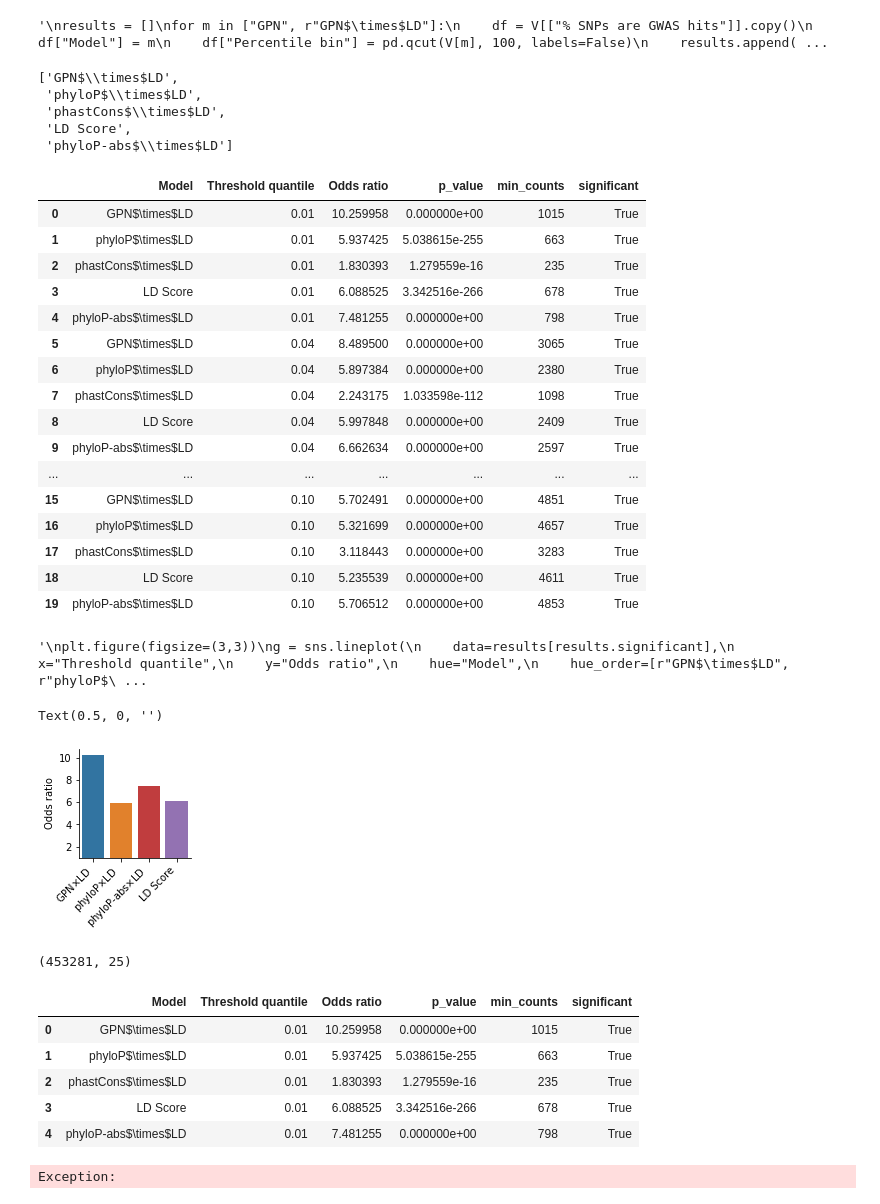
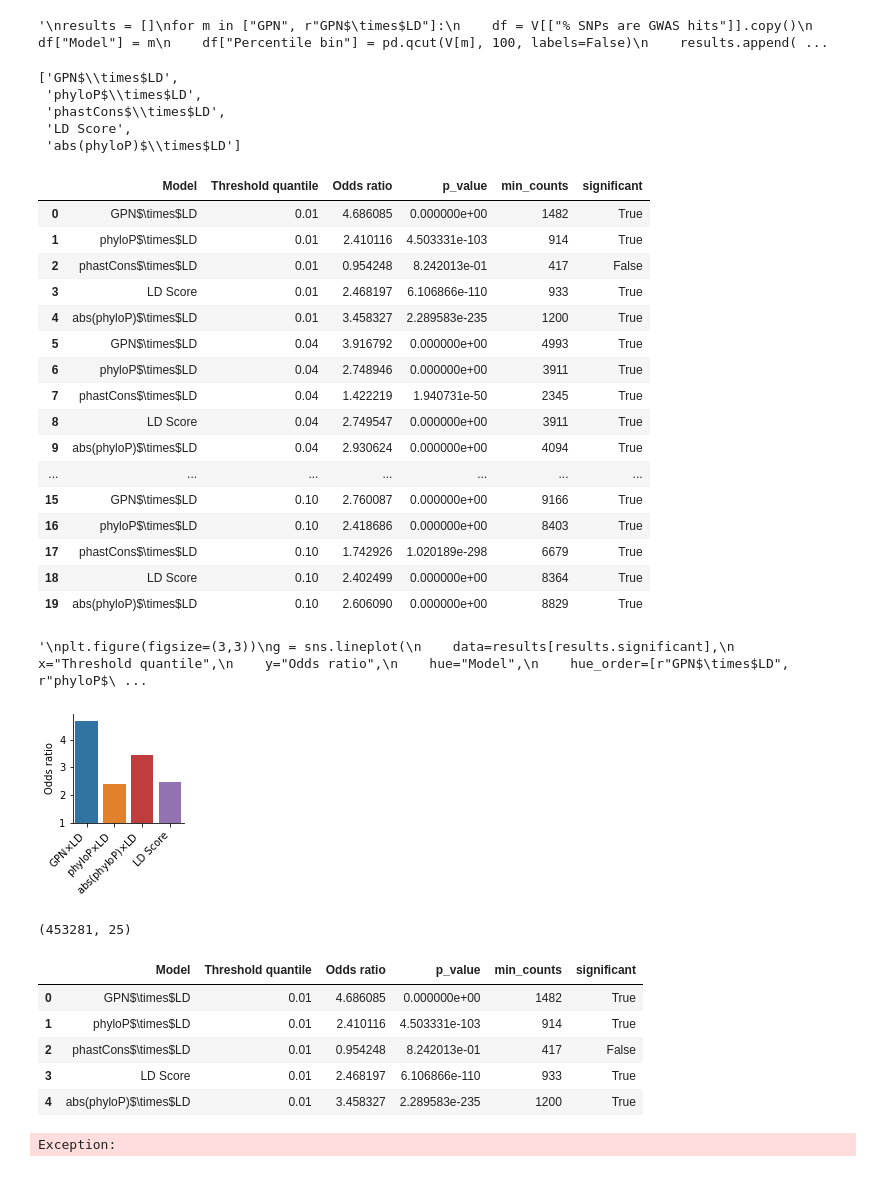
Before and after one commit to songlab-cal/gpn, a Jupyter notebook: analysis/arabidopsis/vep_aragwas.ipynb, the cells around one changed output. Drawn from its saved outputs; the diff is of its cells as text; code cells hidden in the pictures.

```diff
--- a/analysis/arabidopsis/vep_aragwas.ipynb
+++ b/analysis/arabidopsis/vep_aragwas.ipynb
@@ -150,8 +150,8 @@ if add_ld_score:
     models.append("1")
 models = [model_renaming.get(m, m) for m in models]
 V = V.merge(aragwas, how="inner", on=["chrom", "pos", "ref", "alt"], sort=True)
-SIGNIFICANCE_COL = "overPermutation"
-#SIGNIFICANCE_COL = "overBonferroni"
+#SIGNIFICANCE_COL = "overPermutation"
+SIGNIFICANCE_COL = "overBonferroni"
 V["% SNPs are GWAS hits"] = 100 * V[SIGNIFICANCE_COL]
 repeats = pd.read_csv("input/repeats.bed.gz", sep="\t").rename(columns=dict(genoName="chrom", genoStart="start", genoEnd="end"))
 repeats.chrom = repeats.chrom.str.replace("Chr", "")
@@ -176,11 +176,11 @@ V
 510462 rows × 19 columns
 # %%
 if "phyloP" in models:
-    V["phyloP-abs"] = -V["phyloP"].abs()
-    models.append("phyloP-abs")
+    V["abs(phyloP)"] = -V["phyloP"].abs()
+    models.append("abs(phyloP)")
 # %%
 for m in models:
-    if m not in ["1", "phyloP", "phastCons", "phyloP-abs"]:
+    if m not in ["1", "phyloP", "phastCons", "abs(phyloP)"]:
         V[m] = -V[m].abs()
 # %%
 V[models].isna().mean()
@@ -268,7 +268,7 @@ ld_models
  'phyloP$\\times$LD',
  'phastCons$\\times$LD',
  'LD Score',
- 'phyloP-abs$\\times$LD']
+ 'abs(phyloP)$\\times$LD']
 # %%
 def compute_odds_ratio(df, threshold_quantile, model_name):
     df = df.copy()
@@ -310,22 +310,22 @@ results["significant"] = results.p_value <= 0.05
 results
 # %% [output]
 |  | Model | Threshold quantile | Odds ratio | p_value | min_counts | significant |
-| 0 | GPN$\times$LD | 0.01 | 10.259958 | 0.000000e+00 | 1015 | True |
-| 1 | phyloP$\times$LD | 0.01 | 5.937425 | 5.038615e-255 | 663 | True |
-| 2 | phastCons$\times$LD | 0.01 | 1.830393 | 1.279559e-16 | 235 | True |
-| 3 | LD Score | 0.01 | 6.088525 | 3.342516e-266 | 678 | True |
-| 4 | phyloP-abs$\times$LD | 0.01 | 7.481255 | 0.000000e+00 | 798 | True |
-| 5 | GPN$\times$LD | 0.04 | 8.489500 | 0.000000e+00 | 3065 | True |
-| 6 | phyloP$\times$LD | 0.04 | 5.897384 | 0.000000e+00 | 2380 | True |
-| 7 | phastCons$\times$LD | 0.04 | 2.243175 | 1.033598e-112 | 1098 | True |
-| 8 | LD Score | 0.04 | 5.997848 | 0.000000e+00 | 2409 | True |
-| 9 | phyloP-abs$\times$LD | 0.04 | 6.662634 | 0.000000e+00 | 2597 | True |
+| 0 | GPN$\times$LD | 0.01 | 4.686085 | 0.000000e+00 | 1482 | True |
+| 1 | phyloP$\times$LD | 0.01 | 2.410116 | 4.503331e-103 | 914 | True |
+| 2 | phastCons$\times$LD | 0.01 | 0.954248 | 8.242013e-01 | 417 | False |
+| 3 | LD Score | 0.01 | 2.468197 | 6.106866e-110 | 933 | True |
+| 4 | abs(phyloP)$\times$LD | 0.01 | 3.458327 | 2.289583e-235 | 1200 | True |
+| 5 | GPN$\times$LD | 0.04 | 3.916792 | 0.000000e+00 | 4993 | True |
+| 6 | phyloP$\times$LD | 0.04 | 2.748946 | 0.000000e+00 | 3911 | True |
+| 7 | phastCons$\times$LD | 0.04 | 1.422219 | 1.940731e-50 | 2345 | True |
+| 8 | LD Score | 0.04 | 2.749547 | 0.000000e+00 | 3911 | True |
+| 9 | abs(phyloP)$\times$LD | 0.04 | 2.930624 | 0.000000e+00 | 4094 | True |
 | ... | ... | ... | ... | ... | ... | ... |
-| 15 | GPN$\times$LD | 0.10 | 5.702491 | 0.000000e+00 | 4851 | True |
-| 16 | phyloP$\times$LD | 0.10 | 5.321699 | 0.000000e+00 | 4657 | True |
-| 17 | phastCons$\times$LD | 0.10 | 3.118443 | 0.000000e+00 | 3283 | True |
-| 18 | LD Score | 0.10 | 5.235539 | 0.000000e+00 | 4611 | True |
-| 19 | phyloP-abs$\times$LD | 0.10 | 5.706512 | 0.000000e+00 | 4853 | True |
+| 15 | GPN$\times$LD | 0.10 | 2.760087 | 0.000000e+00 | 9166 | True |
+| 16 | phyloP$\times$LD | 0.10 | 2.418686 | 0.000000e+00 | 8403 | True |
+| 17 | phastCons$\times$LD | 0.10 | 1.742926 | 1.020189e-298 | 6679 | True |
+| 18 | LD Score | 0.10 | 2.402499 | 0.000000e+00 | 8364 | True |
+| 19 | abs(phyloP)$\times$LD | 0.10 | 2.606090 | 0.000000e+00 | 8829 | True |
 # %%
 """
 plt.figure(figsize=(3,3))
@@ -347,29 +347,28 @@ sns.move_legend(g, "upper left", bbox_to_anchor=(1, 1));
 # %%
 plt.figure(figsize=(2,2))
 #plt.figure(figsize=(1,2))
 
 g = sns.barplot(
     data=results[(results.p_value<=0.05)&(results["Threshold quantile"]==1e-2)],
     x="Model",
     y="Odds ratio",
-    #order=[r"GPN$\times$LD", r"phyloP$\times$LD", r"phastCons$\times$LD", r"phyloP-abs$\times$LD", "LD Score"],
-    order=[r"GPN$\times$LD", r"phyloP$\times$LD", r"phyloP-abs$\times$LD", "LD Score"],
+    #order=[r"GPN$\times$LD", r"phyloP$\times$LD", r"phastCons$\times$LD", r"abs(phyloP)$\times$LD", "LD Score"],
+    order=[r"GPN$\times$LD", r"phyloP$\times$LD", r"abs(phyloP)$\times$LD", "LD Score"],
     #color="C0",
     palette=["C0", "C1", "C3", "C4"],
 )
 g.set_xticklabels(g.get_xticklabels(), rotation=45, ha='right')
 sns.despine();
 g.set(ylim=(1));
 #plt.title(f"All variants \n (n={len(V)})")
 plt.xlabel("")
 #plt.savefig("output/plots/vep_gwas_bar.svg", bbox_inches='tight');
 #plt.savefig("output/plots/vep_gwas_bar_full.svg", bbox_inches='tight');
 #plt.savefig("output/plots/vep_gwas_bar_repeat_weight.svg", bbox_inches='tight');
 #plt.savefig("output/plots/vep_gwas_bar_n_species.svg", bbox_inches='tight');
 #plt.savefig("output/plots/vep_gwas_bar_bonf.pdf", bbox_inches='tight');
 # %% [output]
-Text(0.5, 0, '')
-[figure, old version]
+[figure, new version]
 # %%
 V.shape
 # %% [output]
@@ -378,11 +377,11 @@ V.shape
 results[(results["Threshold quantile"]==1e-2)]
 # %% [output]
 |  | Model | Threshold quantile | Odds ratio | p_value | min_counts | significant |
-| 0 | GPN$\times$LD | 0.01 | 10.259958 | 0.000000e+00 | 1015 | True |
-| 1 | phyloP$\times$LD | 0.01 | 5.937425 | 5.038615e-255 | 663 | True |
-| 2 | phastCons$\times$LD | 0.01 | 1.830393 | 1.279559e-16 | 235 | True |
-| 3 | LD Score | 0.01 | 6.088525 | 3.342516e-266 | 678 | True |
-| 4 | phyloP-abs$\times$LD | 0.01 | 7.481255 | 0.000000e+00 | 798 | True |
+| 0 | GPN$\times$LD | 0.01 | 4.686085 | 0.000000e+00 | 1482 | True |
+| 1 | phyloP$\times$LD | 0.01 | 2.410116 | 4.503331e-103 | 914 | True |
+| 2 | phastCons$\times$LD | 0.01 | 0.954248 | 8.242013e-01 | 417 | False |
+| 3 | LD Score | 0.01 | 2.468197 | 6.106866e-110 | 933 | True |
+| 4 | abs(phyloP)$\times$LD | 0.01 | 3.458327 | 2.289583e-235 | 1200 | True |
 # %%
 raise Exception()
 # %% [output]
```
Also changed, not shown: parts of 4 cells of this notebook, 6 other files.
